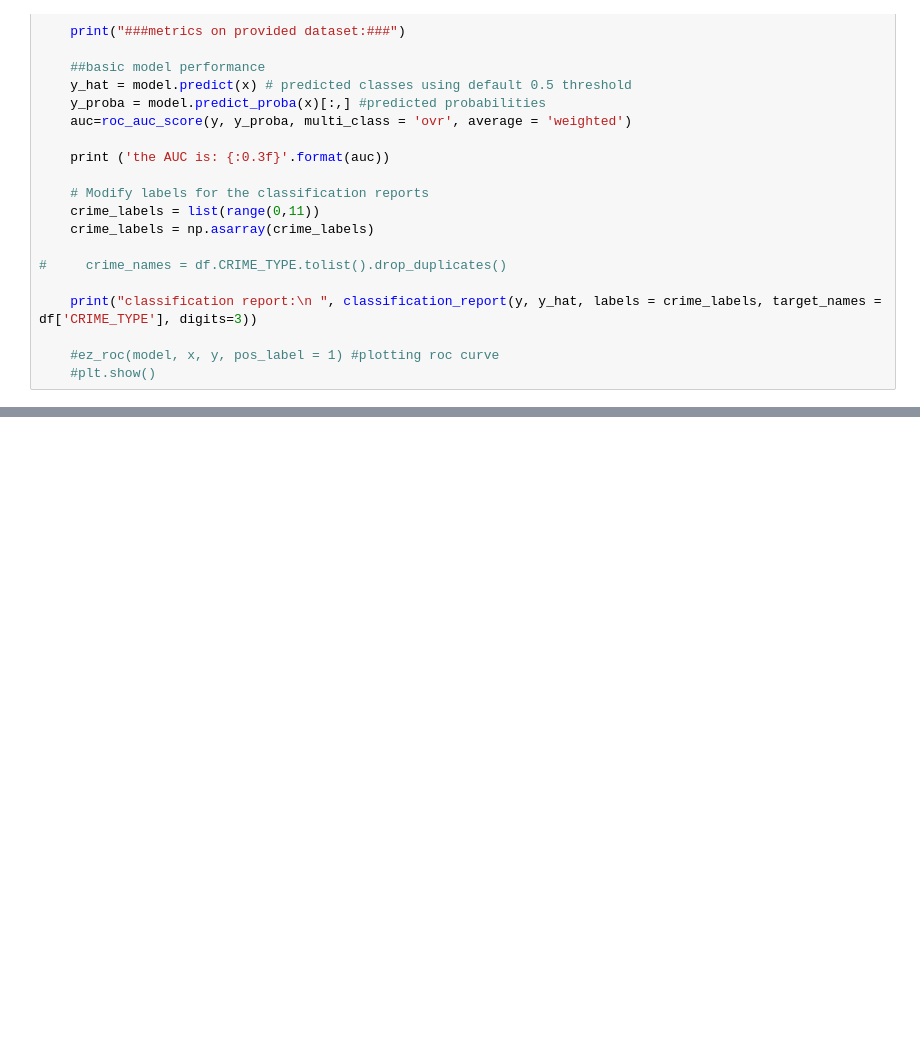
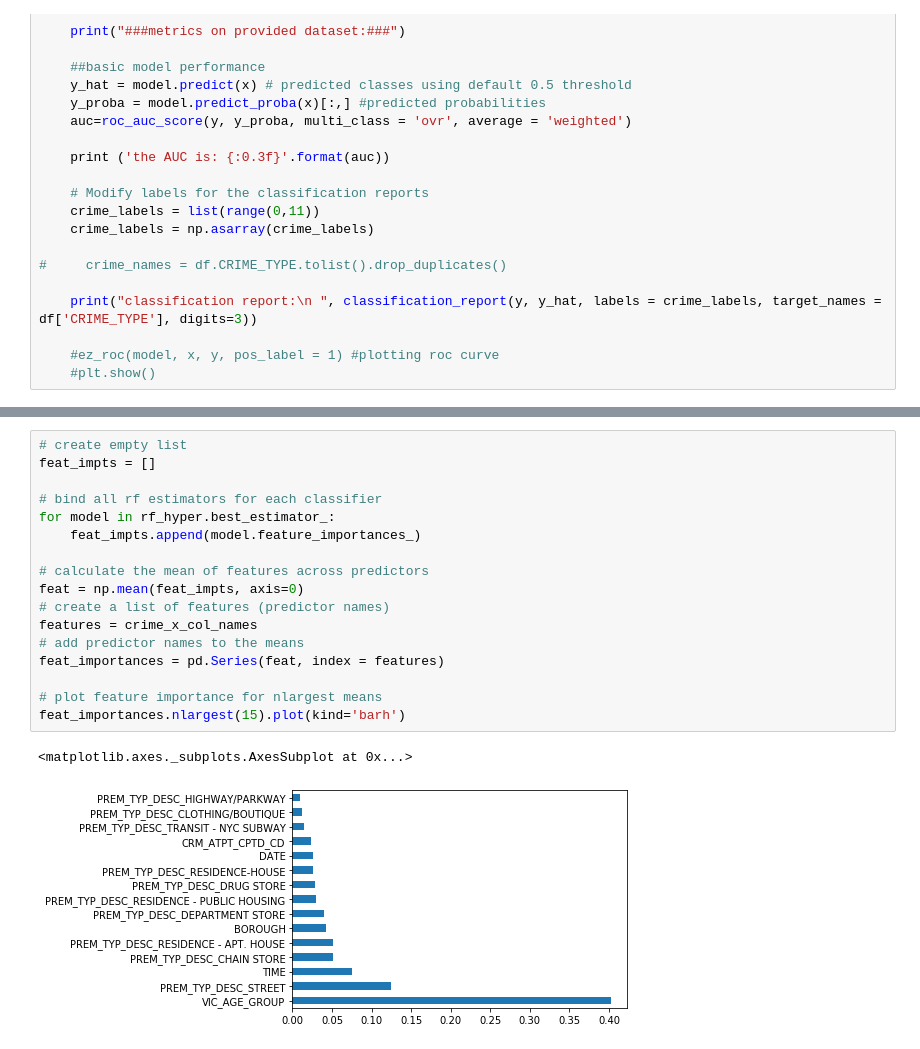
Before and after one commit to elizabeamedalla/Capstone-1, a Jupyter notebook: In-depth Analysis.ipynb, the cells around one changed output, grey strips where cells are left out. Saved outputs shown, nothing was run; the diff lists cells and outputs as text; blank space fills up the shorter version.

```diff
--- a/In-depth Analysis.ipynb
+++ b/In-depth Analysis.ipynb
@@ -516,0 +504,20 @@ classification report:
+# %%
+# create empty list
+feat_impts = []
+
+# bind all rf estimators for each classifier
+for model in rf_hyper.best_estimator_:
+    feat_impts.append(model.feature_importances_)
+
+# calculate the mean of features across predictors
+feat = np.mean(feat_impts, axis=0)
+# create a list of features (predictor names)
+features = crime_x_col_names
+# add predictor names to the means
+feat_importances = pd.Series(feat, index = features)
+
+# plot feature importance for nlargest means
+feat_importances.nlargest(15).plot(kind='barh')
+# %% [output]
+<matplotlib.axes._subplots.AxesSubplot at 0x...>
+[figure, added]
```
Also changed, not shown: parts of 13 cells of this notebook.
